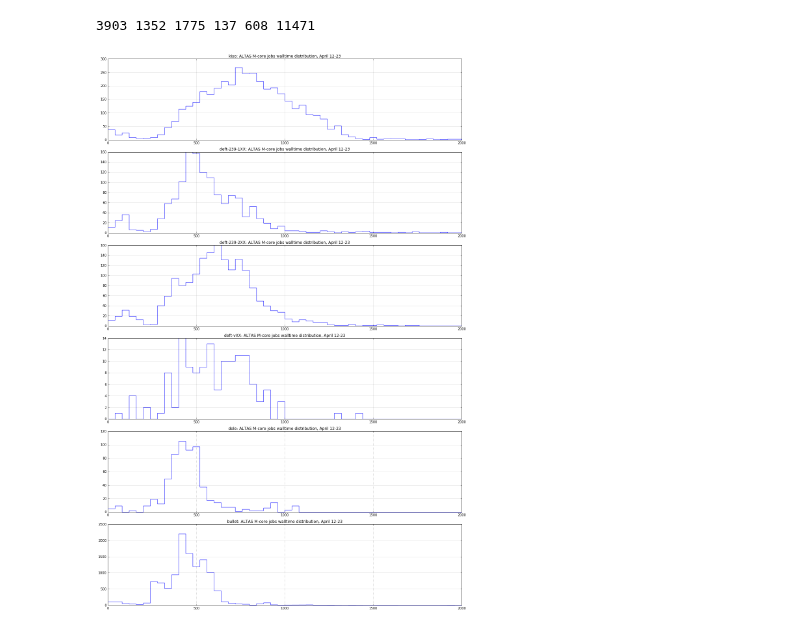
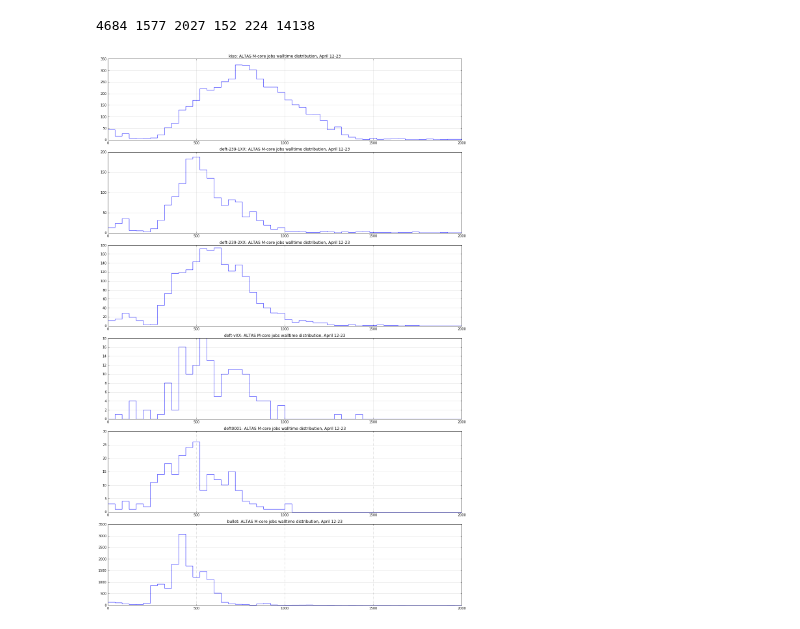
Before and after one commit to ATLAS-Analytics/AnalyticsNotebooks, a Jupyter notebook: Wei Lab/101/walltime_deft_vms.ipynb, the cells around one changed output. Saved outputs shown, nothing was run; the diff lists cells and outputs as text; code cells hidden in the pictures.

```diff
--- a/Wei Lab/101/walltime_deft_vms.ipynb
+++ b/Wei Lab/101/walltime_deft_vms.ipynb
@@ -71,7 +71,7 @@ while (scroll_size > 0):
                 walltimes[3] += [wallt]
                 waittimes[3] += [waitt]
                 cpu_effs[3] += [cpu_eff]
-            elif re.search("dole",hostname) is not None:
+            elif re.search("deft0001",hostname) is not None:
                 walltimes[4] += [wallt]
                 waittimes[4] += [waitt]
                 cpu_effs[4] += [cpu_eff]
@@ -85,7 +85,7 @@ while (scroll_size > 0):
 print("%d %d %d %d %d %d" % (len(walltimes[0]), len(walltimes[1]), len(walltimes[2]), len(walltimes[3]),
                              len(walltimes[4]), len(walltimes[5]) ))
 # %% [output]
-3903 1352 1775 137 608 11471
+4684 1577 2027 152 224 14138
 # %%
 #fig, ax0 = plt.subplots(figsize=(16, 8))
 #n, bins, patches = ax.hist(walltimes, 50, histtype='step', normed=1, color=['y','b','g','r'],
@@ -98,7 +98,7 @@ print("%d %d %d %d %d %d" % (len(walltimes[0]), len(walltimes[1]), len(walltimes
 #ax2 = fig.add_axes([.55, .1, .9, .45])
 
 colors=['y','b','g','r','o', 'b']
-labels=["kiso","deft-239-1XX","deft-239-2XX","deft-vXX","dole","bullet"]
+labels=["kiso","deft-239-1XX","deft-239-2XX","deft-vXX","deft0001","bullet"]
 
 fig, (ax0, ax1, ax2, ax3, ax4, ax5) = plt.subplots(nrows=6, figsize=(16,24))
 ax0.hist(walltimes[0], bins=50, range=[0,2000], histtype='step')
@@ -110,32 +110,32 @@ ax1.set_title("deft-239-1XX: ALTAS M-core jobs walltime distribution, April 12-2
 ax1.grid(True)
 
 ax2.hist(walltimes[2], bins=50, range=[0,2000], histtype='step')
 ax2.set_title("deft-239-2XX: ALTAS M-core jobs walltime distribution, April 12-23")
 ax2.grid(True)
 
 ax3.hist(walltimes[3], bins=50, range=[0,2000], histtype='step')
 ax3.set_title("deft-vXX: ALTAS M-core jobs walltime distribution, April 12-23")
 ax3.grid(True)
 
 ax4.hist(walltimes[4], bins=50, range=[0,2000], histtype='step')
-ax4.set_title("dole: ALTAS M-core jobs walltime distribution, April 12-23")
+ax4.set_title("deft0001: ALTAS M-core jobs walltime distribution, April 12-23")
 ax4.grid(True)
 
 ax5.hist(walltimes[5], bins=50, range=[0,2000], histtype='step')
 ax5.set_title("bullet: ALTAS M-core jobs walltime distribution, April 12-23")
 ax5.grid(True)
 
 #fig, ax0 = plt.subplots(figsize=(15,15))
 #ax0.hist(walltimes, 50, histtype='step', normed=1, label=lables)
 #ax0.set_title("ALTAS M-core jobs walltime distribution, April 12-23")
 #ax1.hist(waittimes, 50, histtype='step', normed=1, label=labels)
 #ax2.hist(cpu_effs,  50, histtype='step', normed=1, label=labels)
 #ax2.set_title("cputime / walltime")
 #fig.canvas.draw()
 #plt.legend()
 plt.tight_layout()
 plt.show()
 
 #fig.savefig("mp4jobs.png")
 # %% [output]
-[figure, old version]
+[figure, new version]
```
Also changed, not shown: 1 other file.
